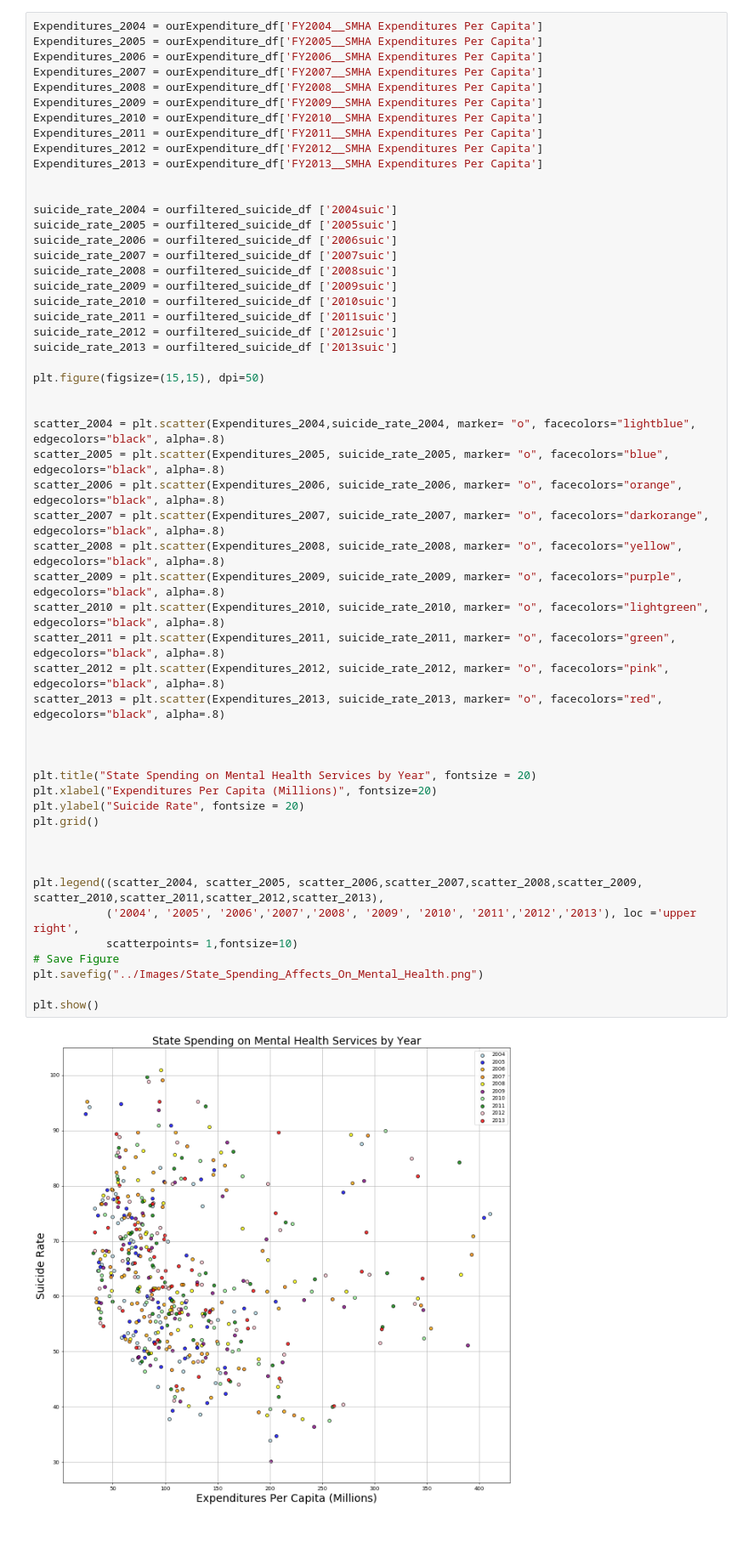
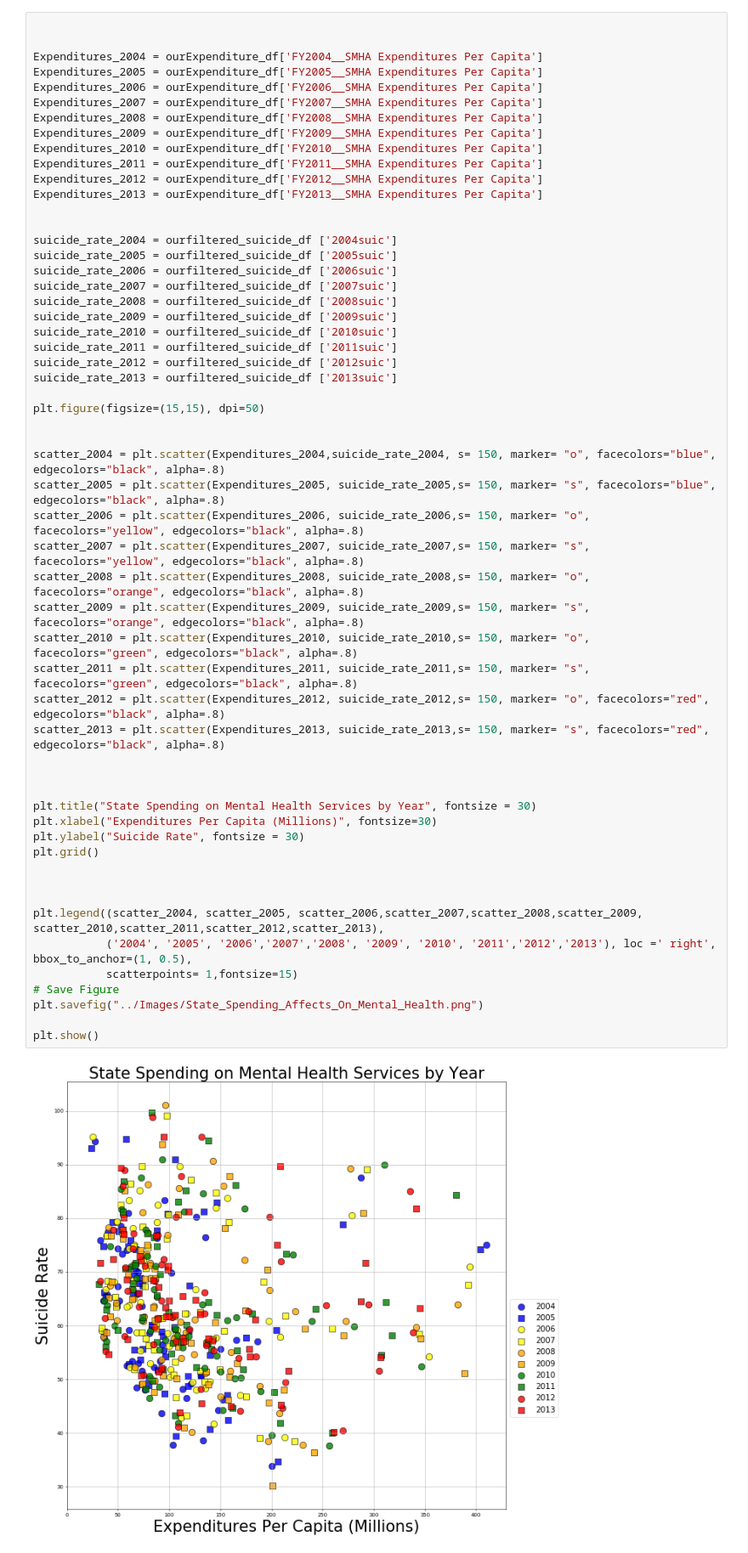
Before and after one commit to aeclaman/Project1, a Jupyter notebook: notebooks/Expenditure vs Suicide Rate.ipynb, the cells around one changed output. Shown at 85% size. Drawn from its saved outputs; the diff is of its cells as text.

Commit message:
Read Me and Expenditure graph

```diff
--- a/notebooks/Expenditure vs Suicide Rate.ipynb
+++ b/notebooks/Expenditure vs Suicide Rate.ipynb
@@ -62,6 +62,8 @@ ourfiltered_suicide_df
 | 49 | Wisconsin | 55.3 | 59.7 | 59.1 | 61.7 | 57.6 | 56.7 | 58.2 | 59.4 | 61.5 | ... |
 | 50 | Wyoming | 69.9 | 80.8 | 82.5 | 80.7 | 90.6 | 78.1 | 84.6 | 85.1 | 87.9 | ... |
 # %%
+
+
 Expenditures_2004 = ourExpenditure_df['FY2004__SMHA Expenditures Per Capita']
 Expenditures_2005 = ourExpenditure_df['FY2005__SMHA Expenditures Per Capita']
 Expenditures_2006 = ourExpenditure_df['FY2006__SMHA Expenditures Per Capita']
@@ -74,46 +76,46 @@ Expenditures_2012 = ourExpenditure_df['FY2012__SMHA Expenditures Per Capita']
 Expenditures_2013 = ourExpenditure_df['FY2013__SMHA Expenditures Per Capita']
 
 
 suicide_rate_2004 = ourfiltered_suicide_df ['2004suic']
 suicide_rate_2005 = ourfiltered_suicide_df ['2005suic']
 suicide_rate_2006 = ourfiltered_suicide_df ['2006suic']
 suicide_rate_2007 = ourfiltered_suicide_df ['2007suic']
 suicide_rate_2008 = ourfiltered_suicide_df ['2008suic']
 suicide_rate_2009 = ourfiltered_suicide_df ['2009suic']
 suicide_rate_2010 = ourfiltered_suicide_df ['2010suic']
 suicide_rate_2011 = ourfiltered_suicide_df ['2011suic']
 suicide_rate_2012 = ourfiltered_suicide_df ['2012suic']
 suicide_rate_2013 = ourfiltered_suicide_df ['2013suic']
 
 plt.figure(figsize=(15,15), dpi=50)
 
 
-scatter_2004 = plt.scatter(Expenditures_2004,suicide_rate_2004, marker= "o", facecolors="lightblue", edgecolors="black", alpha=.8)
-scatter_2005 = plt.scatter(Expenditures_2005, suicide_rate_2005, marker= "o", facecolors="blue", edgecolors="black", alpha=.8)
-scatter_2006 = plt.scatter(Expenditures_2006, suicide_rate_2006, marker= "o", facecolors="orange", edgecolors="black", alpha=.8)
-scatter_2007 = plt.scatter(Expenditures_2007, suicide_rate_2007, marker= "o", facecolors="darkorange", edgecolors="black", alpha=.8)
-scatter_2008 = plt.scatter(Expenditures_2008, suicide_rate_2008, marker= "o", facecolors="yellow", edgecolors="black", alpha=.8)
-scatter_2009 = plt.scatter(Expenditures_2009, suicide_rate_2009, marker= "o", facecolors="purple", edgecolors="black", alpha=.8)
-scatter_2010 = plt.scatter(Expenditures_2010, suicide_rate_2010, marker= "o", facecolors="lightgreen", edgecolors="black", alpha=.8)
-scatter_2011 = plt.scatter(Expenditures_2011, suicide_rate_2011, marker= "o", facecolors="green", edgecolors="black", alpha=.8)
-scatter_2012 = plt.scatter(Expenditures_2012, suicide_rate_2012, marker= "o", facecolors="pink", edgecolors="black", alpha=.8)
-scatter_2013 = plt.scatter(Expenditures_2013, suicide_rate_2013, marker= "o", facecolors="red", edgecolors="black", alpha=.8)
+scatter_2004 = plt.scatter(Expenditures_2004,suicide_rate_2004, s= 150, marker= "o", facecolors="blue", edgecolors="black", alpha=.8)
+scatter_2005 = plt.scatter(Expenditures_2005, suicide_rate_2005,s= 150, marker= "s", facecolors="blue", edgecolors="black", alpha=.8)
+scatter_2006 = plt.scatter(Expenditures_2006, suicide_rate_2006,s= 150, marker= "o", facecolors="yellow", edgecolors="black", alpha=.8)
+scatter_2007 = plt.scatter(Expenditures_2007, suicide_rate_2007,s= 150, marker= "s", facecolors="yellow", edgecolors="black", alpha=.8)
+scatter_2008 = plt.scatter(Expenditures_2008, suicide_rate_2008,s= 150, marker= "o", facecolors="orange", edgecolors="black", alpha=.8)
+scatter_2009 = plt.scatter(Expenditures_2009, suicide_rate_2009,s= 150, marker= "s", facecolors="orange", edgecolors="black", alpha=.8)
+scatter_2010 = plt.scatter(Expenditures_2010, suicide_rate_2010,s= 150, marker= "o", facecolors="green", edgecolors="black", alpha=.8)
+scatter_2011 = plt.scatter(Expenditures_2011, suicide_rate_2011,s= 150, marker= "s", facecolors="green", edgecolors="black", alpha=.8)
+scatter_2012 = plt.scatter(Expenditures_2012, suicide_rate_2012,s= 150, marker= "o", facecolors="red", edgecolors="black", alpha=.8)
+scatter_2013 = plt.scatter(Expenditures_2013, suicide_rate_2013,s= 150, marker= "s", facecolors="red", edgecolors="black", alpha=.8)
 
 
 
-plt.title("State Spending on Mental Health Services by Year", fontsize = 20)
-plt.xlabel("Expenditures Per Capita (Millions)", fontsize=20)
-plt.ylabel("Suicide Rate", fontsize = 20)
+plt.title("State Spending on Mental Health Services by Year", fontsize = 30)
+plt.xlabel("Expenditures Per Capita (Millions)", fontsize=30)
+plt.ylabel("Suicide Rate", fontsize = 30)
 plt.grid()
 
 
 
 plt.legend((scatter_2004, scatter_2005, scatter_2006,scatter_2007,scatter_2008,scatter_2009, scatter_2010,scatter_2011,scatter_2012,scatter_2013),
-           ('2004', '2005', '2006','2007','2008', '2009', '2010', '2011','2012','2013'), loc ='upper right',
-           scatterpoints= 1,fontsize=10)
+           ('2004', '2005', '2006','2007','2008', '2009', '2010', '2011','2012','2013'), loc =' right', bbox_to_anchor=(1, 0.5),
+           scatterpoints= 1,fontsize=15)
 # Save Figure
 plt.savefig("../Images/State_Spending_Affects_On_Mental_Health.png")
 
 plt.show()
 # %% [output]
-[figure, old version]
+[figure, new version]
```
Also changed, not shown: parts of 1 cell of this notebook, 4 other files.
